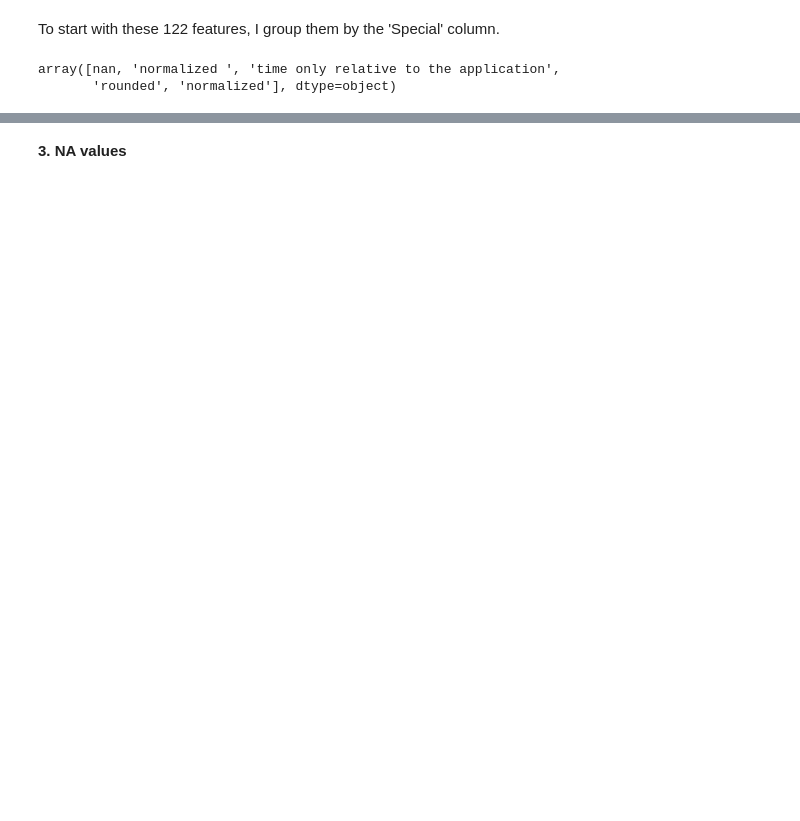
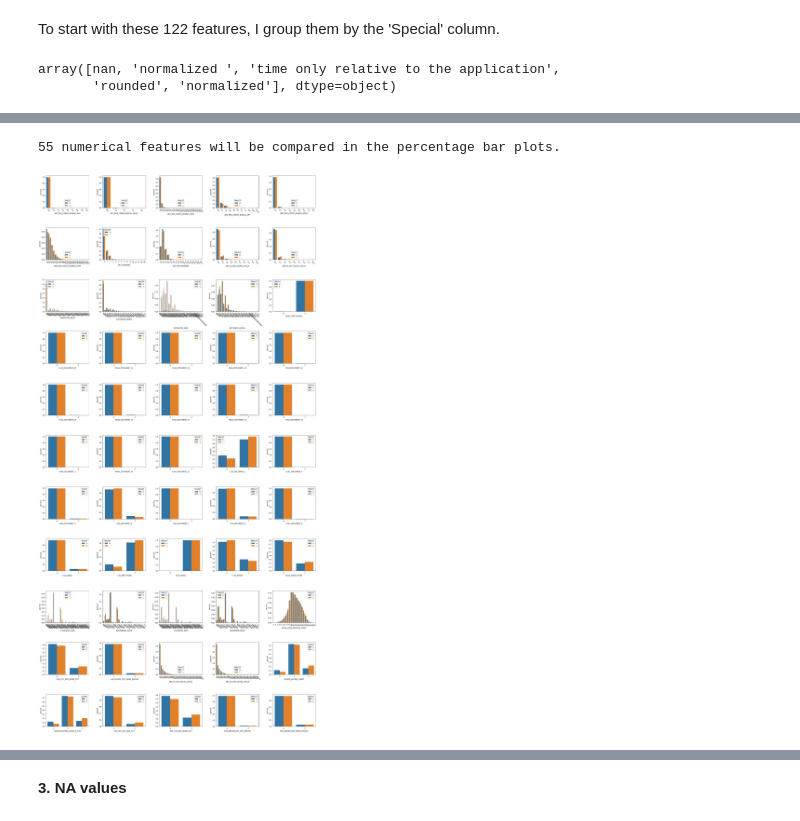
Before and after one commit to cryswen/HomeCreditRisk, a Jupyter notebook: EDA.ipynb, the cells around one changed output, grey strips where cells are left out. Drawn from its saved outputs; the diff is of its cells as text; code cells hidden in the pictures; blank space fills up the shorter version.

```diff
--- a/EDA.ipynb
+++ b/EDA.ipynb
@@ -282,0 +325,7 @@ sns_distplot(other_num,6,9,0.04)
+# %%
+bar_plot_f = [f for f in num_f if f not in dist_plot_f]
+print(str(len(bar_plot_f)) + ' numerical features will be compared in the percentage bar plots.')
+cat_plot_target(train,bar_plot_f,11,5,(24,48))
+# %% [output]
+55 numerical features will be compared in the percentage bar plots.
+[figure, added]
```
Also changed, not shown: parts of 94 cells of this notebook.
